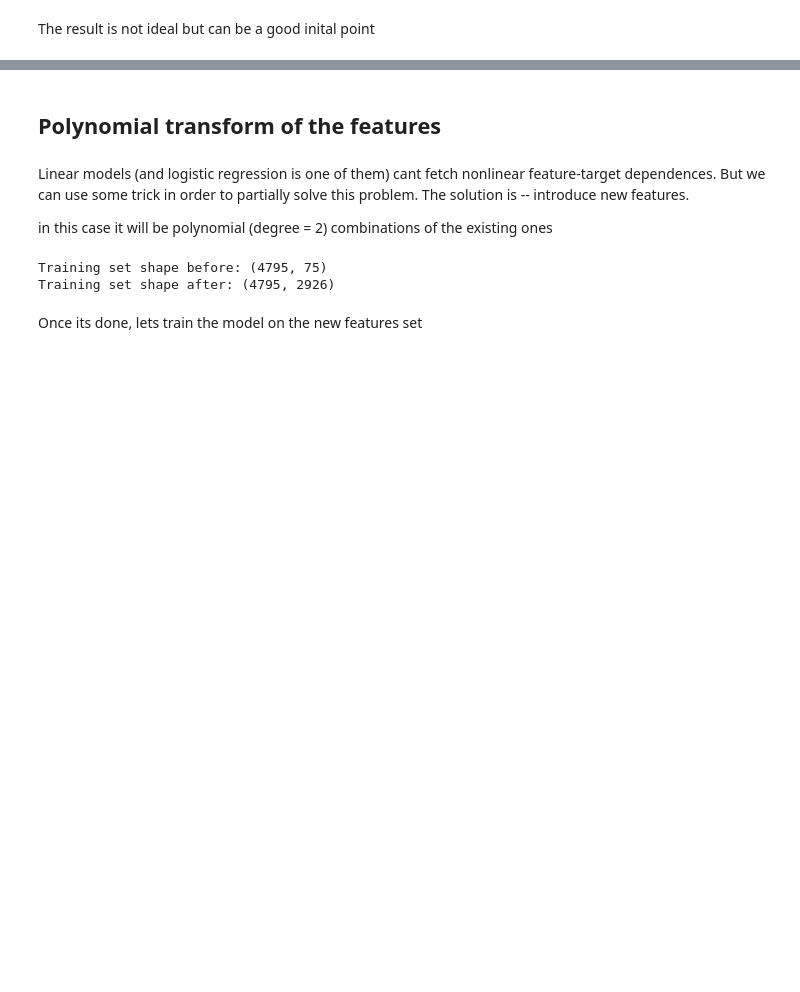
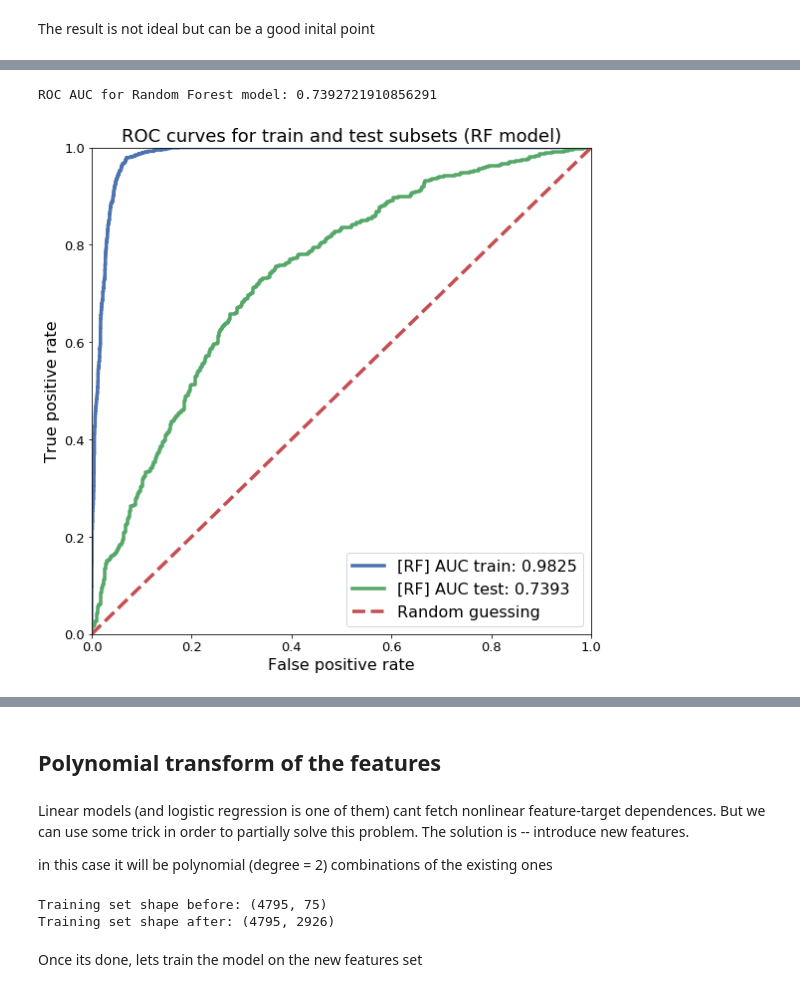
Before and after one commit to VitalyPetrov/scorista-testing-task, a Jupyter notebook: scorista_problem.ipynb, the cells around one changed output, grey strips where cells are left out. Drawn from its saved outputs; the diff is of its cells as text; code cells hidden in the pictures; blank space fills up the shorter version.

```diff
--- a/scorista_problem.ipynb
+++ b/scorista_problem.ipynb
@@ -247,0 +260,12 @@ The result is not ideal but can be a good inital point
+# %%
+%%time
+params_grid = {
+    'max_depth': range(25, 41),
+    'min_samples_leaf': range(5, 16),
+    'criterion': ['gini', 'entropy']
+}
+
+rf_model = GridSearchCV(rf_classifier, params_grid, cv=5, n_jobs=-1)
+rf_model.fit(features_train, target_train)
+
+print(rf_model.best_estimator_)
@@ -247,0 +275,11 @@ The result is not ideal but can be a good inital point
+# %%
+target_predicted = rf_model.predict_proba(features_test)[:, 1]
+
+print(f'ROC AUC for Random Forest model: {roc_auc_score(target_test, target_predicted)}')
+# %% [output]
+ROC AUC for Random Forest model: 0.7392721910856291
+# %%
+predictions = [rf_model.predict_proba(samples)[:, 1] for samples in (features_train, features_test)]
+plot_roc_curve([target_train, target_test], predictions, 'RF')
+# %% [output]
+[figure, added]
```
Also changed, not shown: parts of 14 cells of this notebook.
